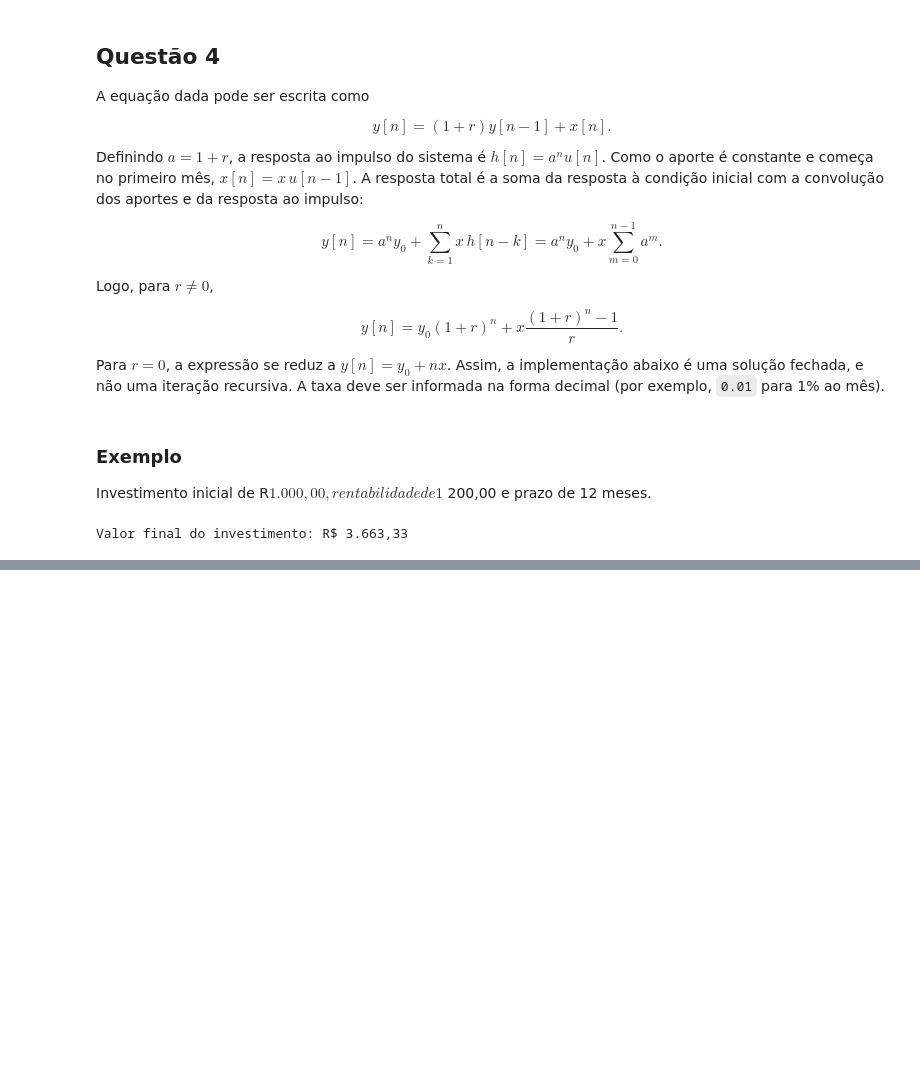
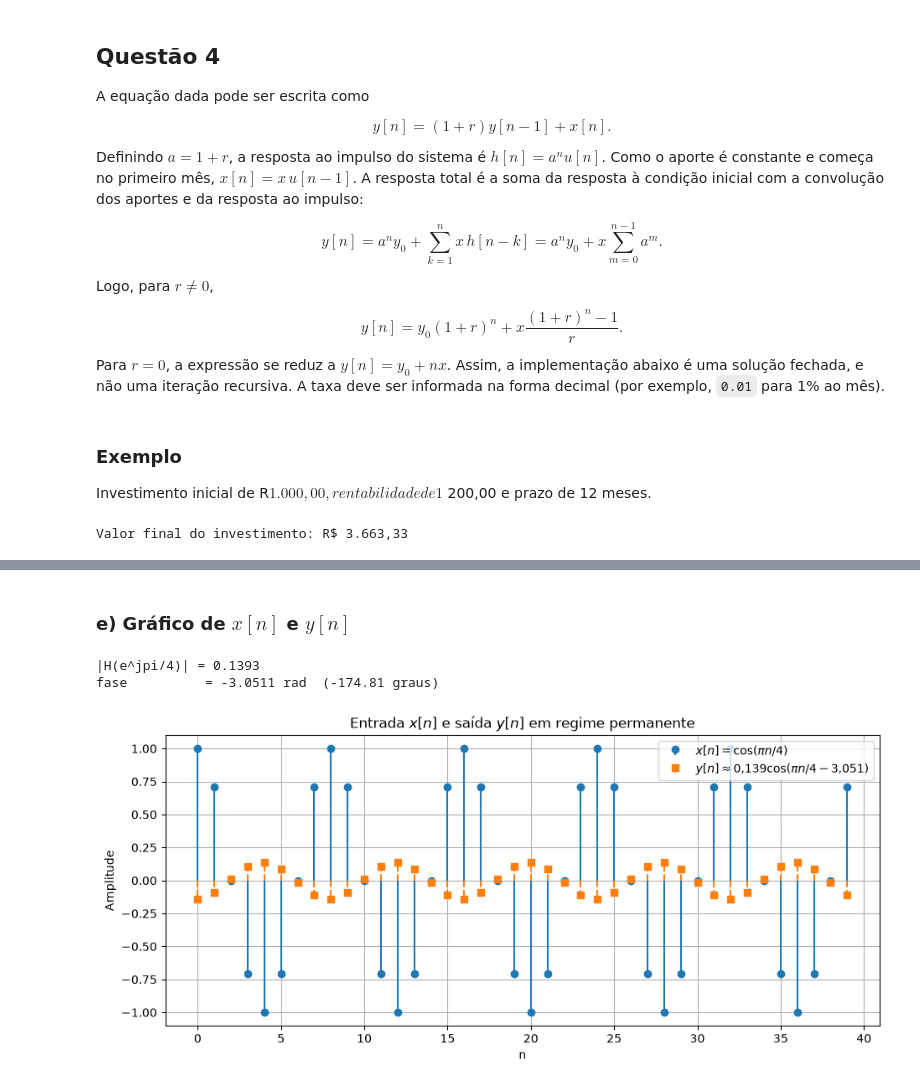
Before and after one commit to josevbrito/digital-signal-processing, a Jupyter notebook: avaliacao_1/PDS_ATV1.ipynb, the cells around one changed output, grey strips where cells are left out. Saved outputs shown, nothing was run; the diff lists cells and outputs as text; code cells hidden in the pictures; blank space fills up the shorter version.

```diff
--- a/avaliacao_1/PDS_ATV1.ipynb
+++ b/avaliacao_1/PDS_ATV1.ipynb
@@ -214,0 +284,34 @@ files.download('grafico_2.png')
+# %% [markdown]
+### e) Gráfico de $x[n]$ e $y[n]$
+# %%
+# Avaliação de H no ponto w0 = pi/4
+w0 = np.pi/4
+ejw0 = np.exp(-1j*w0)
+H0 = (b[0] + b[1]*ejw0 + b[2]*ejw0**2) / (a[0] + a[1]*ejw0 + a[2]*ejw0**2)
+A = np.abs(H0)          # ganho de amplitude
+phi = np.angle(H0)      # defasagem (rad)
+
+print(f"|H(e^jpi/4)| = {A:.4f}")
+print(f"fase          = {phi:.4f} rad  ({np.degrees(phi):.2f} graus)")
+
+# Sinais em regime permanente
+n = np.arange(0, 40)
+x = np.cos(w0*n)
+y = A*np.cos(w0*n + phi)
+
+plt.figure(figsize=(11, 4.5))
+plt.stem(n, x, linefmt='C0-', markerfmt='C0o', basefmt=' ',
+         label=r'$x[n]=\cos(\pi n/4)$')
+plt.stem(n, y, linefmt='C1--', markerfmt='C1s', basefmt=' ',
+         label=r'$y[n]\approx 0{,}139\cos(\pi n/4 - 3{,}051)$')
+plt.xlabel('n')
+plt.ylabel('Amplitude')
+plt.title(r'Entrada $x[n]$ e saída $y[n]$ em regime permanente')
+plt.grid(True)
+plt.legend(loc='upper right')
+plt.savefig('grafico_5_xy.png', dpi=150, bbox_inches='tight')
+plt.show()
+# %% [output]
+|H(e^jpi/4)| = 0.1393
+fase          = -3.0511 rad  (-174.81 graus)
+[figure, added]
```
Also changed, not shown: parts of 13 cells of this notebook, 9 other files.
